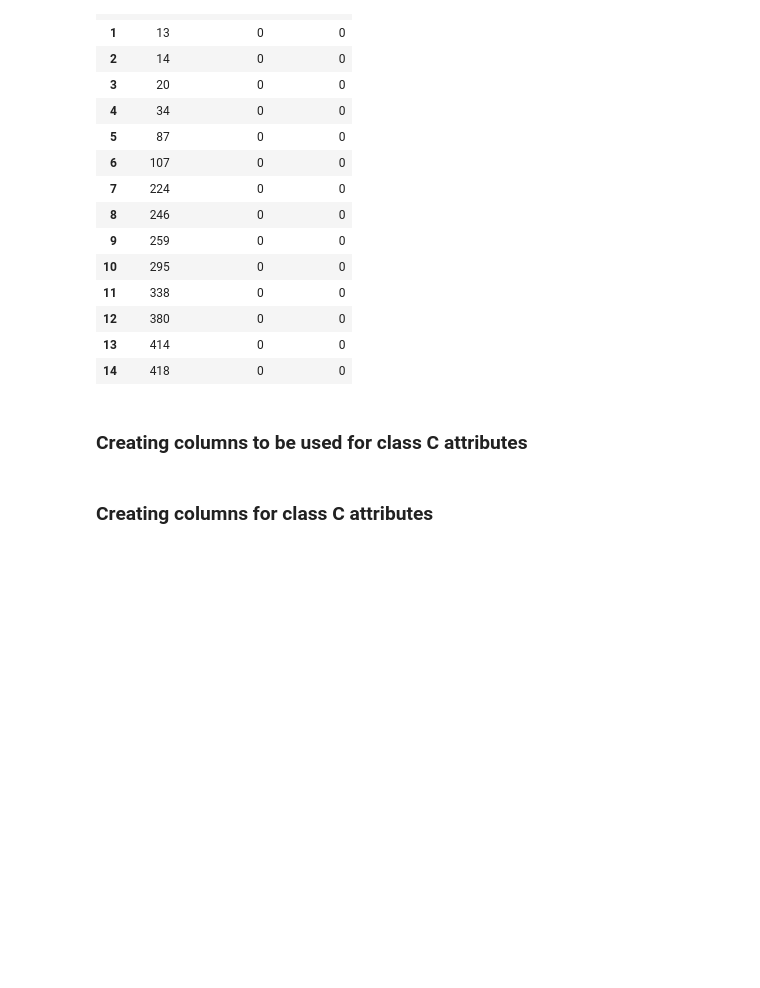
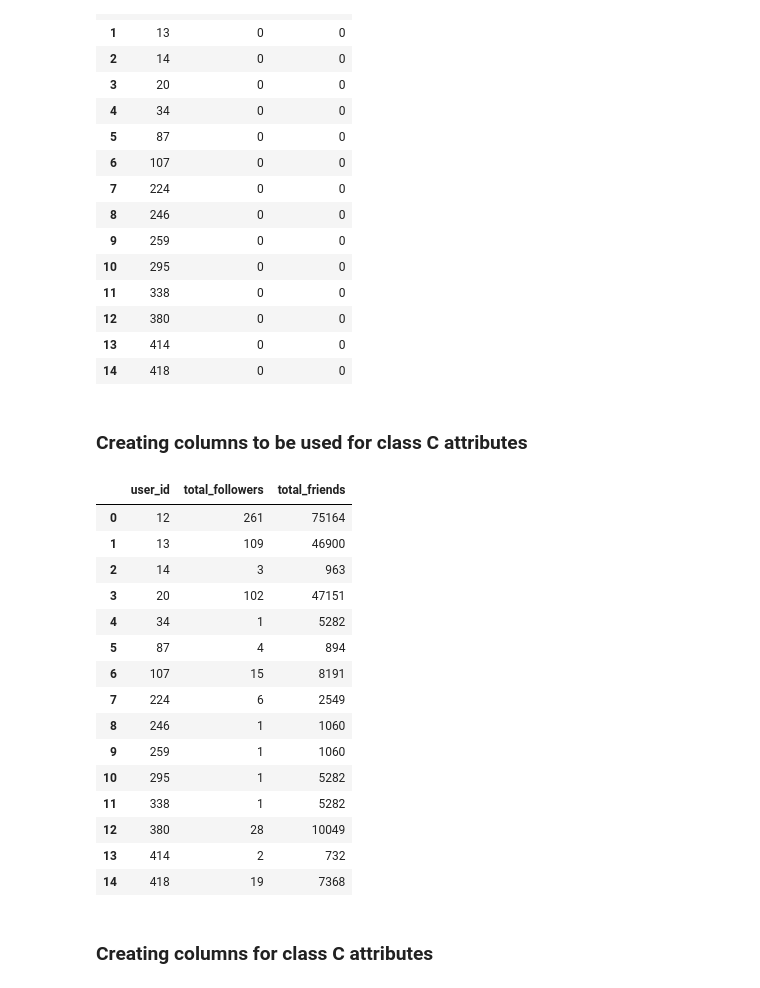
Before and after one commit to shrinidhi99/data-mining-project, a Jupyter notebook: classifier-2.ipynb, the cells around one changed output. Saved outputs shown, nothing was run; the diff lists cells and outputs as text; code cells hidden in the pictures; blank space fills up the shorter version.

```diff
--- a/classifier-2.ipynb
+++ b/classifier-2.ipynb
@@ -97,6 +97,26 @@ for ind in df_followers.index:
 # %%
 df2.head(30)
 df2.to_csv('dataset-total.csv')
+# %%
+df_all = pd.read_csv('dataset-total.csv', index_col=0)
+df_all.head(15)
+# %% [output]
+|  | user_id | total_followers | total_friends |
+| 0 | 12 | 261 | 75164 |
+| 1 | 13 | 109 | 46900 |
+| 2 | 14 | 3 | 963 |
+| 3 | 20 | 102 | 47151 |
+| 4 | 34 | 1 | 5282 |
+| 5 | 87 | 4 | 894 |
+| 6 | 107 | 15 | 8191 |
+| 7 | 224 | 6 | 2549 |
+| 8 | 246 | 1 | 1060 |
+| 9 | 259 | 1 | 1060 |
+| 10 | 295 | 1 | 5282 |
+| 11 | 338 | 1 | 5282 |
+| 12 | 380 | 28 | 10049 |
+| 13 | 414 | 2 | 732 |
+| 14 | 418 | 19 | 7368 |
 # %% [markdown]
 ### Creating columns for class C attributes
 # %%
```
Also changed, not shown: parts of 25 cells of this notebook, 1 other file.
